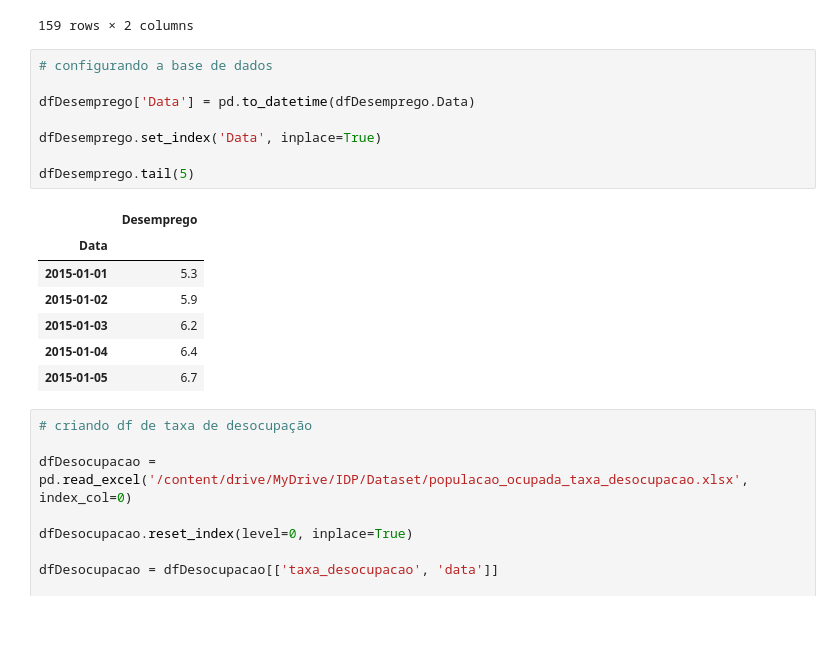
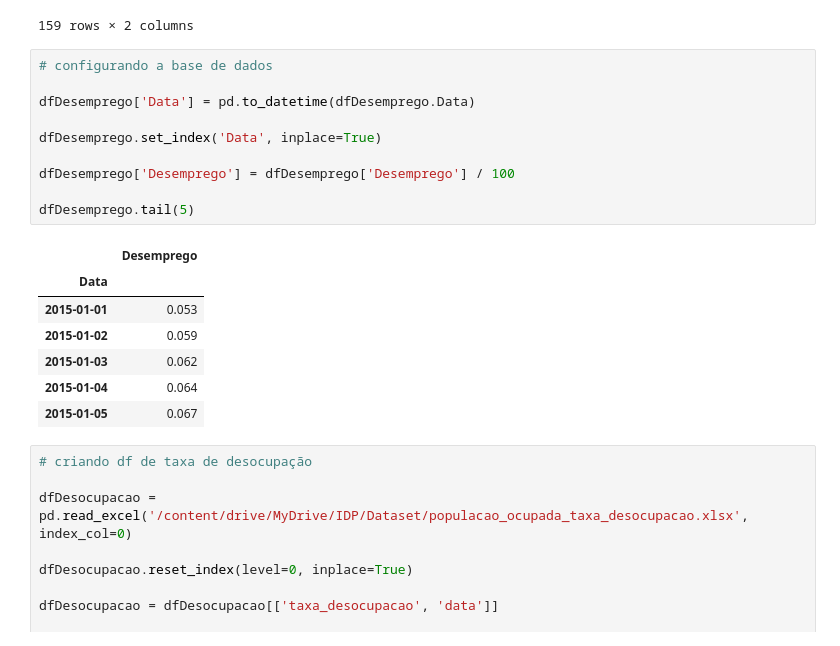
Before and after one commit to Pugianf/Big_Data_and_Public_Sector_III-Economic_Development, a Jupyter notebook: Trablaho_Final_Big_Data_e_Setor_Público_III.ipynb, the cells around one changed output. Saved outputs shown, nothing was run; the diff lists cells and outputs as text.

```diff
--- a/Trablaho_Final_Big_Data_e_Setor_Público_III.ipynb
+++ b/Trablaho_Final_Big_Data_e_Setor_Público_III.ipynb
@@ -214,19 +233,21 @@ dfDesemprego
 # %%
 # configurando a base de dados
 
 dfDesemprego['Data'] = pd.to_datetime(dfDesemprego.Data)
 
 dfDesemprego.set_index('Data', inplace=True)
 
+dfDesemprego['Desemprego'] = dfDesemprego['Desemprego'] / 100
+
 dfDesemprego.tail(5)
 # %% [output]
 |  | Desemprego |
 | Data |  |
-| 2015-01-01 | 5.3 |
-| 2015-01-02 | 5.9 |
-| 2015-01-03 | 6.2 |
-| 2015-01-04 | 6.4 |
-| 2015-01-05 | 6.7 |
+| 2015-01-01 | 0.053 |
+| 2015-01-02 | 0.059 |
+| 2015-01-03 | 0.062 |
+| 2015-01-04 | 0.064 |
+| 2015-01-05 | 0.067 |
 # %%
 # criando df de taxa de desocupação
 
```
Also changed, not shown: parts of 9 cells of this notebook.
